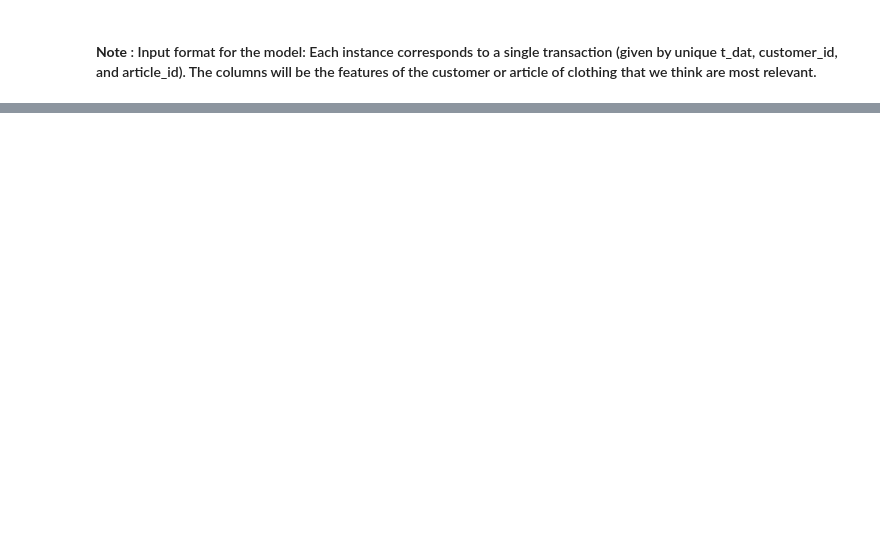
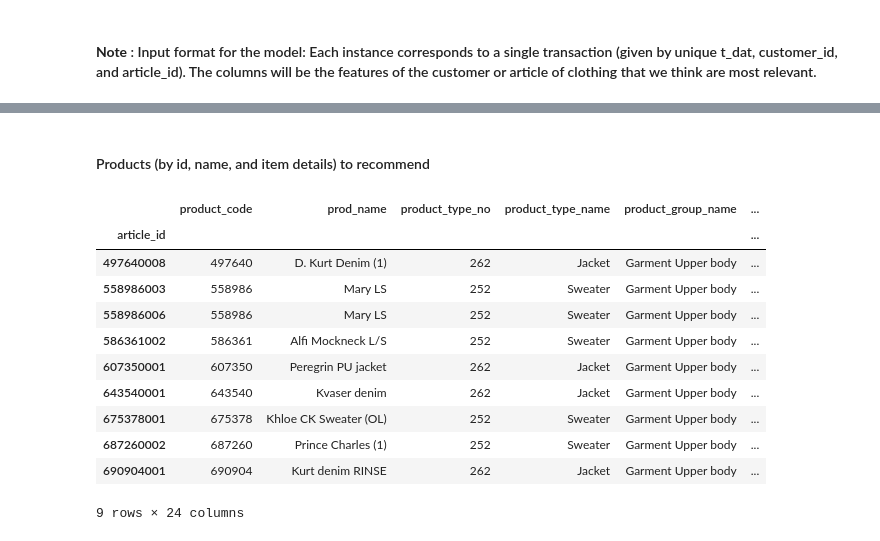
Before and after one commit to msmillan7/Kaggle_Competition-HM_Recommender_System, a Jupyter notebook: ML_Approaches_Testing_Mileva.ipynb, the cells around one changed output, grey strips where cells are left out. Cells and saved outputs as stored; diff of their text form; code cells hidden in the pictures; blank space fills up the shorter version.

```diff
--- a/EDA_Mileva.ipynb
+++ b/ML_Approaches_Testing_Mileva.ipynb
@@ -206,0 +306,3 @@ transactions.head()
+# %%
+USER_A = '1364e11007bc5725159754d1f80d824585e386c425d2cb445722f4b6b3025a25' # User with high cosine similarity to USER_B
+USER_B = '1a20bb9aa270855f04b2e1fb684609923190948aa86a64cb554b4d2de93b4581' # User we want product recommendations for
@@ -206,0 +329,5 @@ transactions.head()
+# %%
+items_bought_by_A = set(customer_item_matrix.loc[USER_A] # Row for USER_A
+                    .iloc[customer_item_matrix.loc[USER_A].to_numpy().nonzero()] # Articles that USER_A purchased
+                    .index)
+items_bought_by_A
@@ -206,0 +347,5 @@ transactions.head()
+# %%
+items_bought_by_B = set(customer_item_matrix.loc[USER_B] # Row for USER_B
+                        .iloc[customer_item_matrix.loc[USER_B].to_numpy().nonzero()] # Articles that USER_B purchased
+                        .index)
+items_bought_by_B
@@ -206,0 +356,3 @@ transactions.head()
+# %%
+items_to_recommend_User_B = items_bought_by_A - items_bought_by_B
+items_to_recommend_User_B
@@ -206,0 +369,17 @@ transactions.head()
+# %% [markdown]
+#### Products (by id, name, and item details) to recommend
+# %%
+articles.loc[articles['article_id'].isin([str(item) for item in items_to_recommend_User_B])].set_index('article_id')
+# %% [output]
+|  | product_code | prod_name | product_type_no | product_type_name | product_group_name | ... |
+| article_id |  |  |  |  |  | ... |
+| 497640008 | 497640 | D. Kurt Denim (1) | 262 | Jacket | Garment Upper body | ... |
+| 558986003 | 558986 | Mary LS | 252 | Sweater | Garment Upper body | ... |
+| 558986006 | 558986 | Mary LS | 252 | Sweater | Garment Upper body | ... |
+| 586361002 | 586361 | Alfi Mockneck L/S | 252 | Sweater | Garment Upper body | ... |
+| 607350001 | 607350 | Peregrin PU jacket | 262 | Jacket | Garment Upper body | ... |
+| 643540001 | 643540 | Kvaser denim | 262 | Jacket | Garment Upper body | ... |
+| 675378001 | 675378 | Khloe CK Sweater (OL) | 252 | Sweater | Garment Upper body | ... |
+| 687260002 | 687260 | Prince Charles (1) | 252 | Sweater | Garment Upper body | ... |
+| 690904001 | 690904 | Kurt denim RINSE | 262 | Jacket | Garment Upper body | ... |
+9 rows × 24 columns
```
Also changed, not shown: parts of 36 cells of this notebook.
